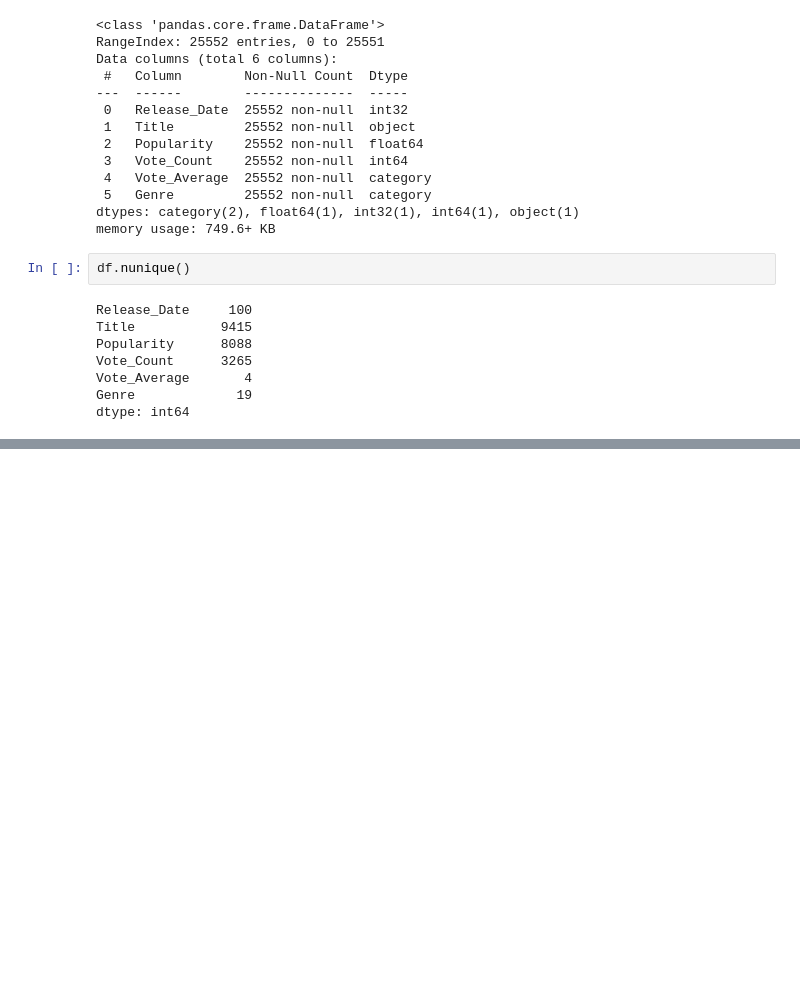
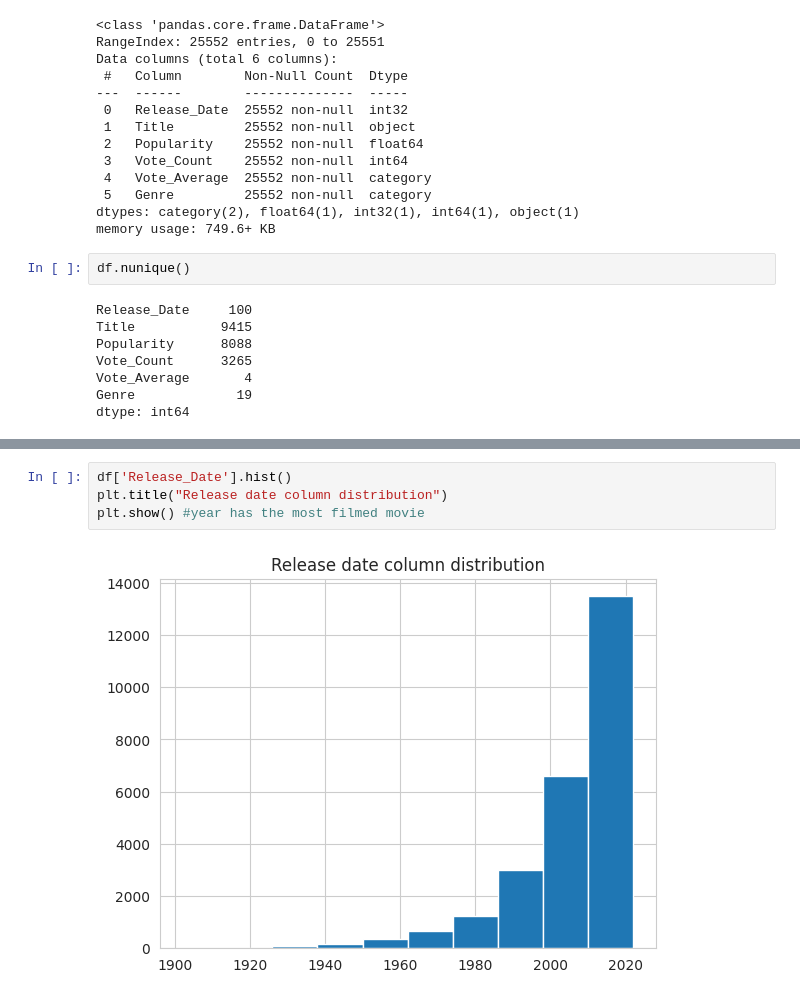
Before and after one commit to callmesidhu/Data-Analysis-Netflix-movie, a Jupyter notebook: data_analysis.ipynb, the cells around one changed output, grey strips where cells are left out. Drawn from its saved outputs; the diff is of its cells as text; blank space fills up the shorter version.

```diff
--- a/data_analysis.ipynb
+++ b/data_analysis.ipynb
@@ -197,0 +254,6 @@ dtype: int64
+# %%
+df['Release_Date'].hist()
+plt.title("Release date column distribution")
+plt.show() #year has the most filmed movie
+# %% [output]
+[figure, added]
```
Also changed, not shown: parts of 7 cells of this notebook.
